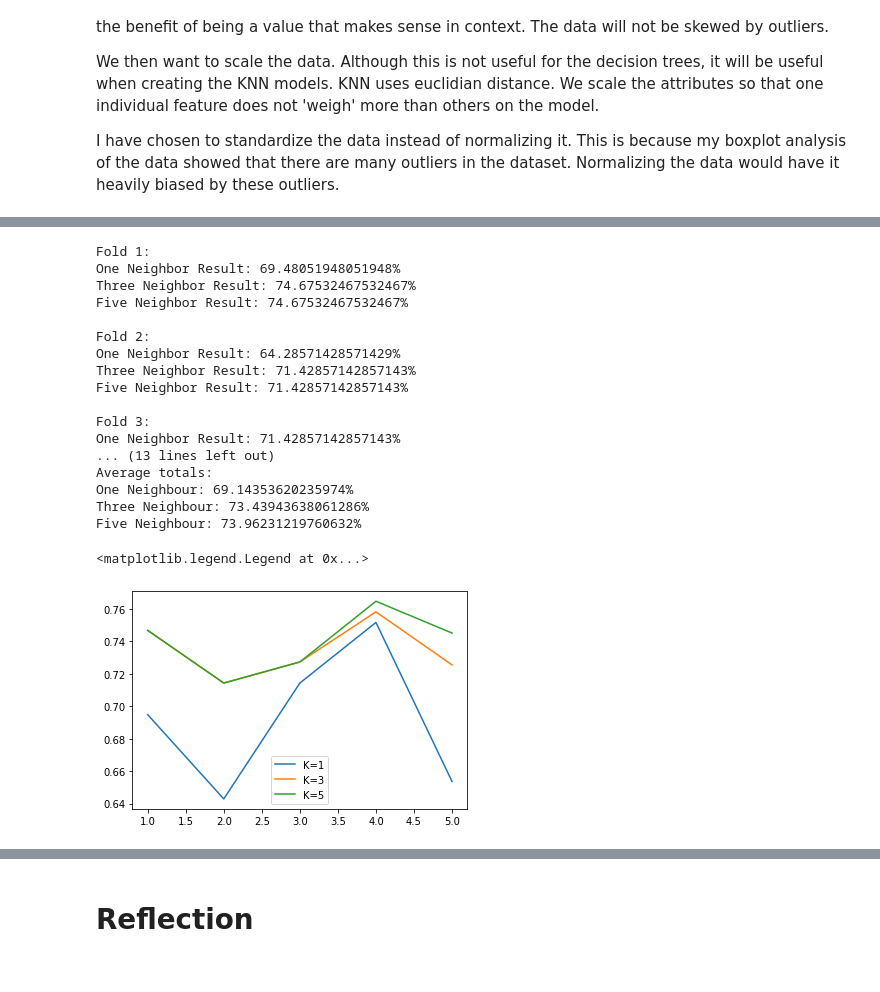
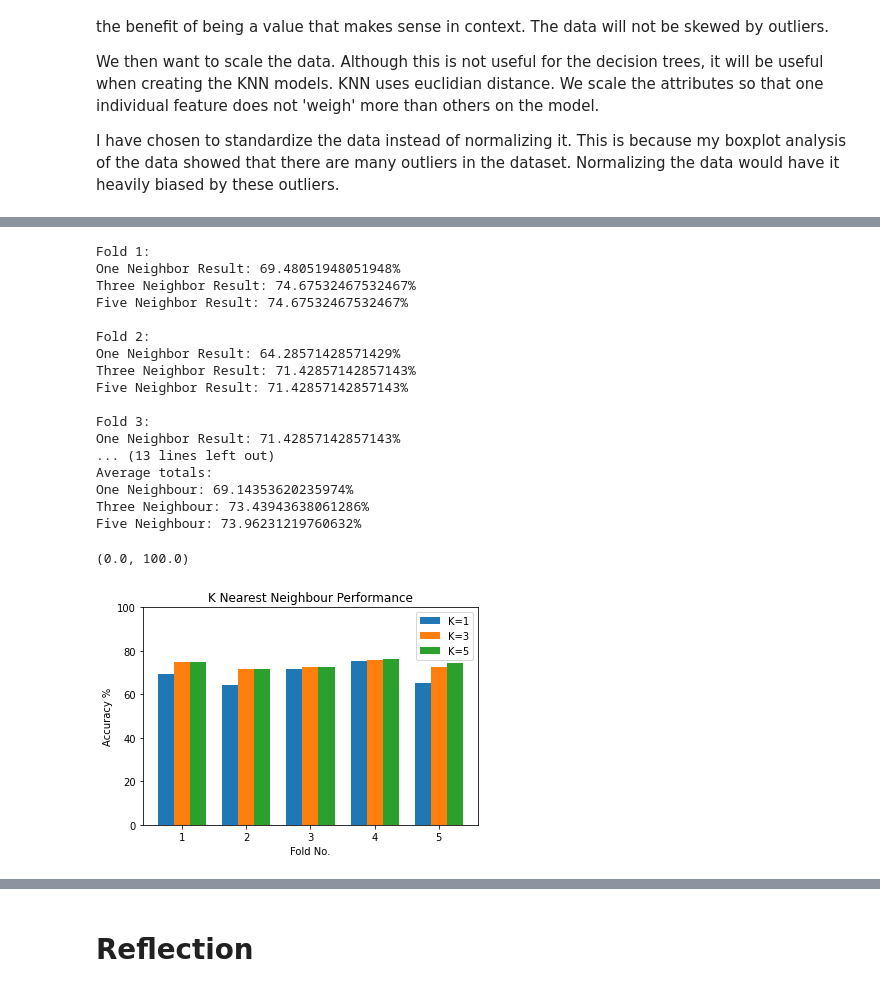
Before and after one commit to matt-drayton/ecm3420-learning-from-data-cwk1, a Jupyter notebook: coursework1_template.ipynb, the cells around one changed output, grey strips where cells are left out. Cells and saved outputs as stored; diff of their text form; code cells hidden in the pictures.

```diff
--- a/coursework1_template.ipynb
+++ b/coursework1_template.ipynb
@@ -229,39 +237,46 @@ for i, k1_result, k3_result, k5_result in zip(count(), k1_results, k3_results, k
     print(f"One Neighbor Result: {k1_result*100}%")
     print(f"Three Neighbor Result: {k3_result*100}%")
     print(f"Five Neighbor Result: {k5_result*100}%")
     print()
 
 # Find and output average results
 print("Average totals: ")
 print(f"One Neighbour: {np.mean(k1_results)*100}%")
 print(f"Three Neighbour: {np.mean(k3_results)*100}%")
 print(f"Five Neighbour: {np.mean(k5_results)*100}%")
 
 # Graph results
-plt.plot([1, 2, 3, 4, 5], k1_results, label="K=1")
-plt.plot([1, 2, 3, 4, 5], k3_results, label="K=3")
-plt.plot([1, 2, 3, 4, 5], k5_results, label="K=5")
-plt.legend()
+x = np.arange(5)+1
+fig, ax = plt.subplots()
+
+a = ax.bar(x-0.25, np.array(k1_results)*100, label="K=1", width=0.25)
+b = ax.bar(x, np.array(k3_results)*100, label="K=3", width=0.25)
+c = ax.bar(x+0.25, np.array(k5_results)*100, label="K=5", width=0.25)
+ax.legend()
+plt.title('K Nearest Neighbour Performance')
+plt.xlabel('Fold No.')
+plt.ylabel('Accuracy %')
+plt.ylim(0, 100)
 # %% [output]
 Fold 1:
 One Neighbor Result: 69.48051948051948%
 Three Neighbor Result: 74.67532467532467%
 Five Neighbor Result: 74.67532467532467%
 
 Fold 2:
 One Neighbor Result: 64.28571428571429%
 Three Neighbor Result: 71.42857142857143%
 Five Neighbor Result: 71.42857142857143%
 
 Fold 3:
 One Neighbor Result: 71.42857142857143%
 ... (13 lines left out)
 Average totals:
 One Neighbour: 69.14353620235974%
 Three Neighbour: 73.43943638061286%
 Five Neighbour: 73.96231219760632%
-<matplotlib.legend.Legend at 0x...>
+(0.0, 100.0)
-[figure, old version]
+[figure, new version]
 # %%
 from sklearn.model_selection import train_test_split
 
```
Also changed, not shown: parts of 7 cells of this notebook, 1 other file.
